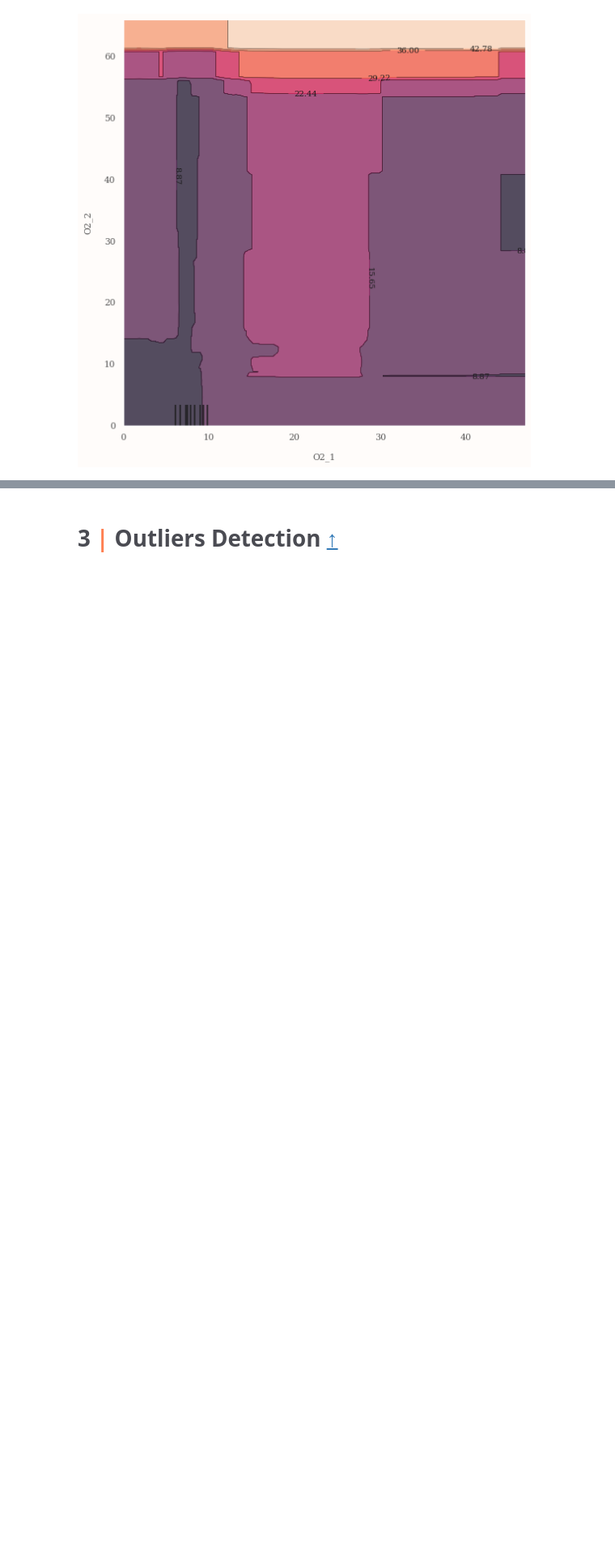
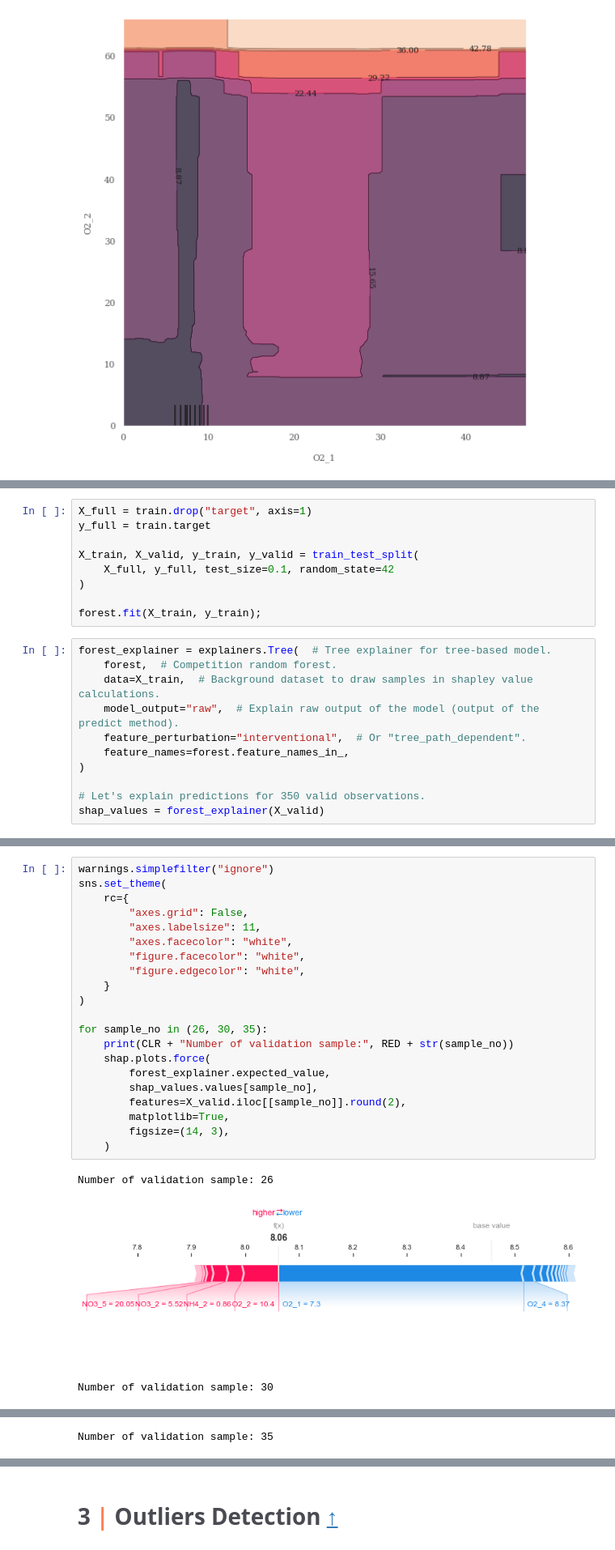
Before and after one commit to mateuszk098/kaggle-notebooks, a Jupyter notebook: playground_series_s3e21/oxygen_in_water_eda.ipynb, the cells around one changed output, grey strips where cells are left out. Shown at 81% size. Cells and saved outputs as stored; diff of their text form; blank space fills up the shorter version.

Commit message:
Update. Add shap.

```diff
--- a/playground_series_s3e21/oxygen_in_water_eda.ipynb
+++ b/playground_series_s3e21/oxygen_in_water_eda.ipynb
@@ -1295,0 +1317,20 @@ plt.show()
+# %%
+X_full = train.drop("target", axis=1)
+y_full = train.target
+
+X_train, X_valid, y_train, y_valid = train_test_split(
+    X_full, y_full, test_size=0.1, random_state=42
+)
+
+forest.fit(X_train, y_train);
+# %%
+forest_explainer = explainers.Tree(  # Tree explainer for tree-based model.
+    forest,  # Competition random forest.
+    data=X_train,  # Background dataset to draw samples in shapley value calculations.
+    model_output="raw",  # Explain raw output of the model (output of the predict method).
+    feature_perturbation="interventional",  # Or "tree_path_dependent".
+    feature_names=forest.feature_names_in_,
+)
+
+# Let's explain predictions for 350 valid observations.
+shap_values = forest_explainer(X_valid)
@@ -1295,0 +1353,25 @@ plt.show()
+# %%
+warnings.simplefilter("ignore")
+sns.set_theme(
+    rc={
+        "axes.grid": False,
+        "axes.labelsize": 11,
+        "axes.facecolor": "white",
+        "figure.facecolor": "white",
+        "figure.edgecolor": "white",
+    }
+)
+
+for sample_no in (26, 30, 35):
+    print(CLR + "Number of validation sample:", RED + str(sample_no))
+    shap.plots.force(
+        forest_explainer.expected_value,
+        shap_values.values[sample_no],
+        features=X_valid.iloc[[sample_no]].round(2),
+        matplotlib=True,
+        figsize=(14, 3),
+    )
+# %% [output]
+Number of validation sample: 26
+[figure, added]
+Number of validation sample: 30
@@ -1295,0 +1379 @@ plt.show()
+Number of validation sample: 35
```
Also changed, not shown: parts of 20 cells of this notebook.
